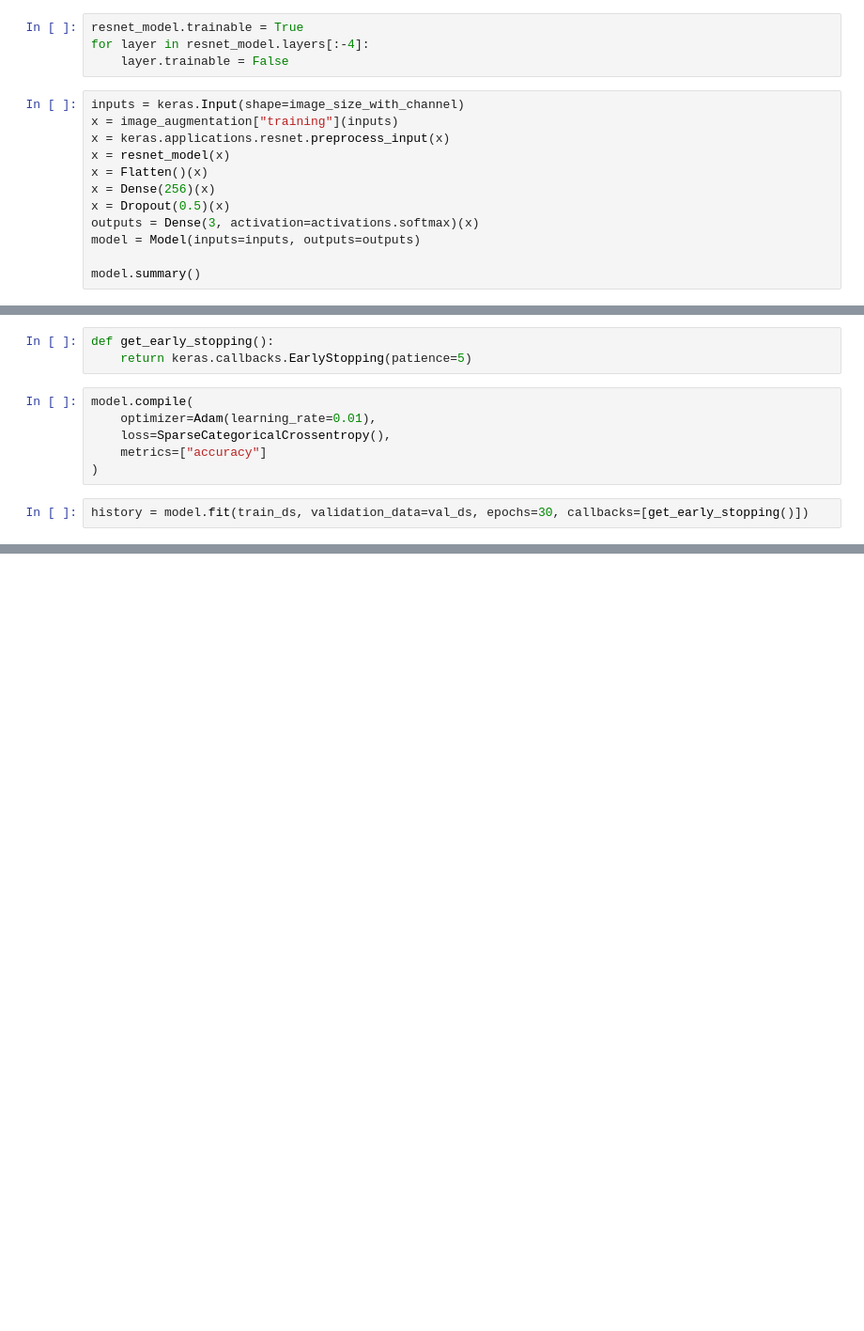
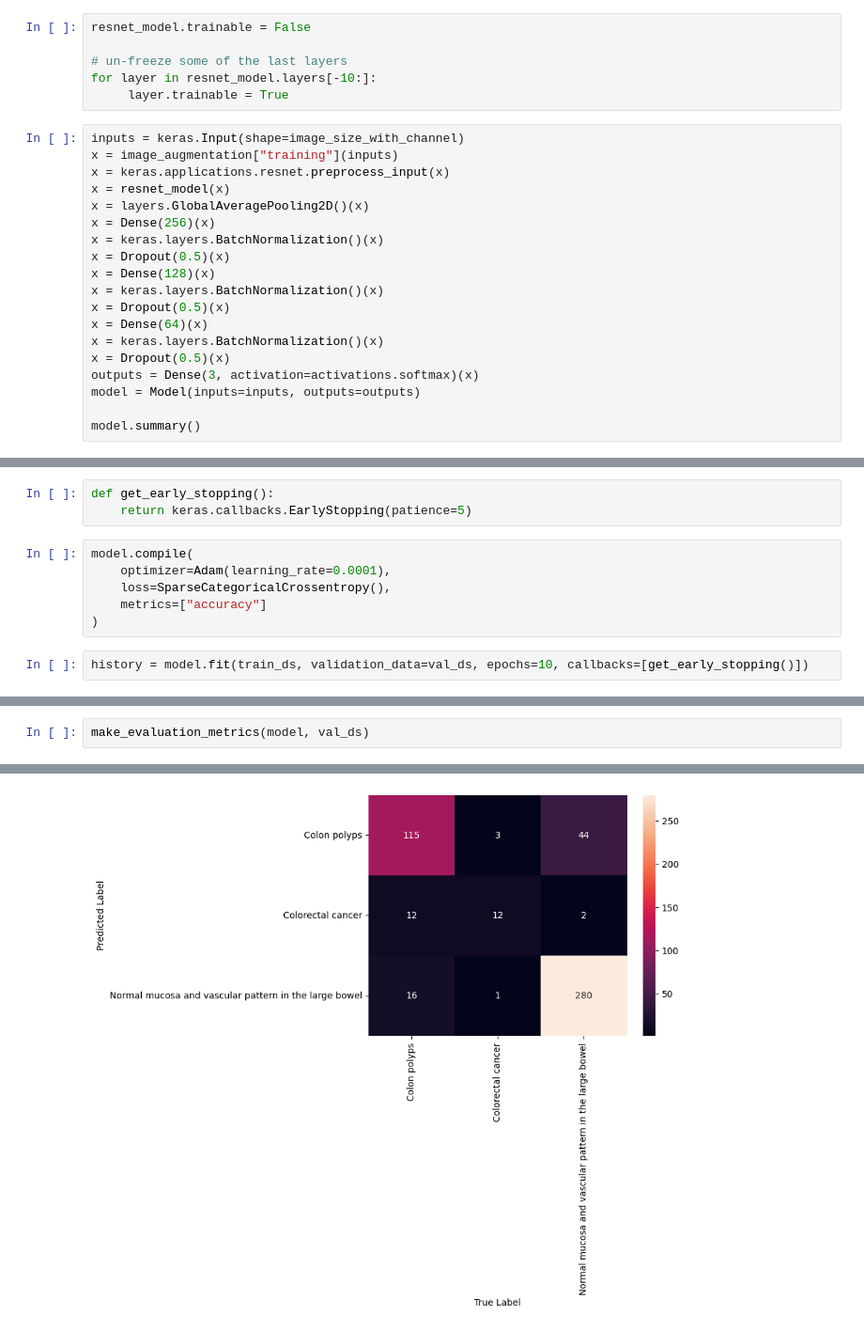
Before and after one commit to urdhanaka/KP-Image_Classification, a Jupyter notebook: resnet50.ipynb, the cells around one changed output, grey strips where cells are left out. Shown at 94% size. Cells and saved outputs as stored; diff of their text form; blank space fills up the shorter version.

```diff
--- a/resnet50.ipynb
+++ b/resnet50.ipynb
@@ -63,16 +119,25 @@ resnet_model = keras.applications.ResNet50(
     input_shape=(img_height, img_width, channel)
 )
 # %%
-resnet_model.trainable = True
-for layer in resnet_model.layers[:-4]:
-    layer.trainable = False
+resnet_model.trainable = False
+
+# un-freeze some of the last layers
+for layer in resnet_model.layers[-10:]:
+     layer.trainable = True
 # %%
 inputs = keras.Input(shape=image_size_with_channel)
 x = image_augmentation["training"](inputs)
 x = keras.applications.resnet.preprocess_input(x)
 x = resnet_model(x)
-x = Flatten()(x)
+x = layers.GlobalAveragePooling2D()(x)
 x = Dense(256)(x)
+x = keras.layers.BatchNormalization()(x)
+x = Dropout(0.5)(x)
+x = Dense(128)(x)
+x = keras.layers.BatchNormalization()(x)
+x = Dropout(0.5)(x)
+x = Dense(64)(x)
+x = keras.layers.BatchNormalization()(x)
 x = Dropout(0.5)(x)
 outputs = Dense(3, activation=activations.softmax)(x)
 model = Model(inputs=inputs, outputs=outputs)
@@ -105,10 +170,10 @@ def get_early_stopping():
     return keras.callbacks.EarlyStopping(patience=5)
 # %%
 model.compile(
-    optimizer=Adam(learning_rate=0.01),
+    optimizer=Adam(learning_rate=0.0001),
     loss=SparseCategoricalCrossentropy(),
     metrics=["accuracy"]
 )
 # %%
-history = model.fit(train_ds, validation_data=val_ds, epochs=30, callbacks=[get_early_stopping()])
+history = model.fit(train_ds, validation_data=val_ds, epochs=10, callbacks=[get_early_stopping()])
 # %% [output]
@@ -213,0 +274,3 @@ Epoch 9/30
+# %%
+make_evaluation_metrics(model, val_ds)
+# %% [output]
@@ -213,0 +295 @@ Epoch 9/30
+[figure, added]
```
Also changed, not shown: parts of 10 cells of this notebook, 3 other files.
